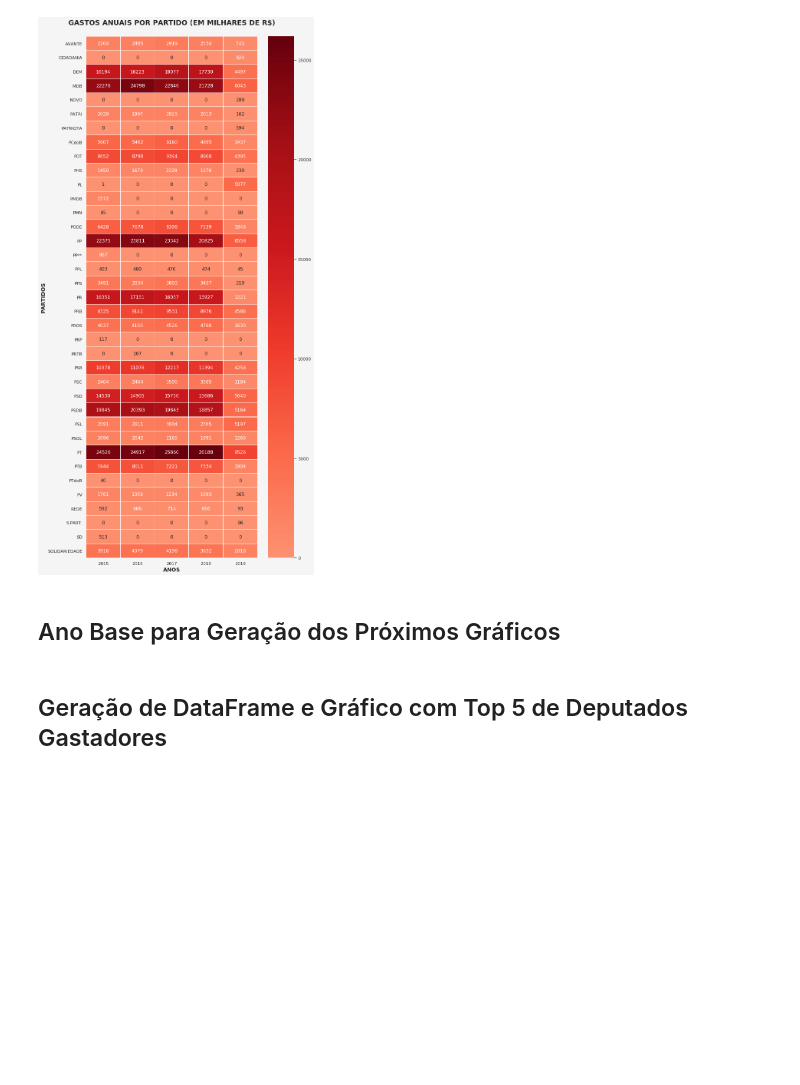
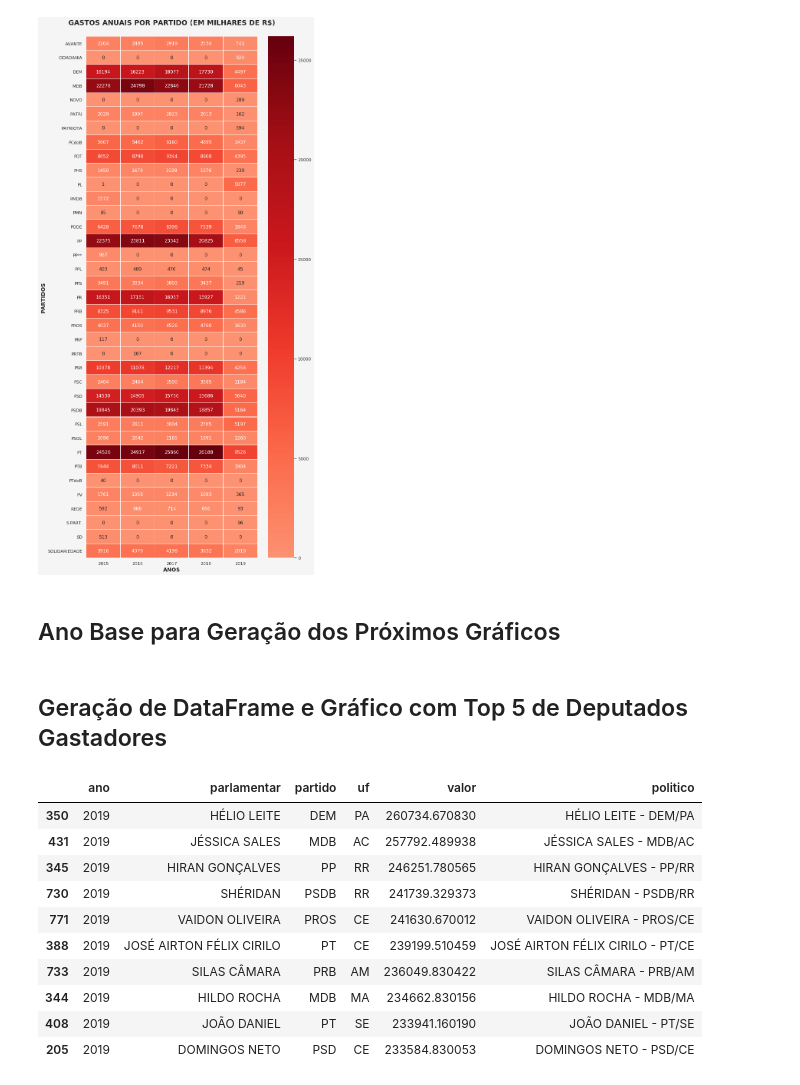
Before and after one commit to clima73/bigdata, a Jupyter notebook: self/analytics.ipynb, the cells around one changed output. Saved outputs shown, nothing was run; the diff lists cells and outputs as text; code cells hidden in the pictures; blank space fills up the shorter version.

```diff
--- a/self/analytics.ipynb
+++ b/self/analytics.ipynb
@@ -93,7 +93,20 @@ ano = '2017'
 # %%
 dfAux = all_data[all_data.ano==ano].groupby(['ano','parlamentar','partido','uf']).sum().reset_index()
 dfTop = dfAux.sort_values('valor',ascending=False).head(10)
 dfTop['politico'] = dfTop['parlamentar']+' - '+dfTop['partido']+'/'+dfTop['uf']
+dfTop
+# %% [output]
+|  | ano | parlamentar | partido | uf | valor | politico |
+| 350 | 2019 | HÉLIO LEITE | DEM | PA | 260734.670830 | HÉLIO LEITE - DEM/PA |
+| 431 | 2019 | JÉSSICA SALES | MDB | AC | 257792.489938 | JÉSSICA SALES - MDB/AC |
+| 345 | 2019 | HIRAN GONÇALVES | PP | RR | 246251.780565 | HIRAN GONÇALVES - PP/RR |
+| 730 | 2019 | SHÉRIDAN | PSDB | RR | 241739.329373 | SHÉRIDAN - PSDB/RR |
+| 771 | 2019 | VAIDON OLIVEIRA | PROS | CE | 241630.670012 | VAIDON OLIVEIRA - PROS/CE |
+| 388 | 2019 | JOSÉ AIRTON FÉLIX CIRILO | PT | CE | 239199.510459 | JOSÉ AIRTON FÉLIX CIRILO - PT/CE |
+| 733 | 2019 | SILAS CÂMARA | PRB | AM | 236049.830422 | SILAS CÂMARA - PRB/AM |
+| 344 | 2019 | HILDO ROCHA | MDB | MA | 234662.830156 | HILDO ROCHA - MDB/MA |
+| 408 | 2019 | JOÃO DANIEL | PT | SE | 233941.160190 | JOÃO DANIEL - PT/SE |
+| 205 | 2019 | DOMINGOS NETO | PSD | CE | 233584.830053 | DOMINGOS NETO - PSD/CE |
 # %%
 sns.set(font_scale=1)
 plt.figure(figsize=(10, 7), facecolor='WhiteSmoke')
```
Also changed, not shown: parts of 11 cells of this notebook.
